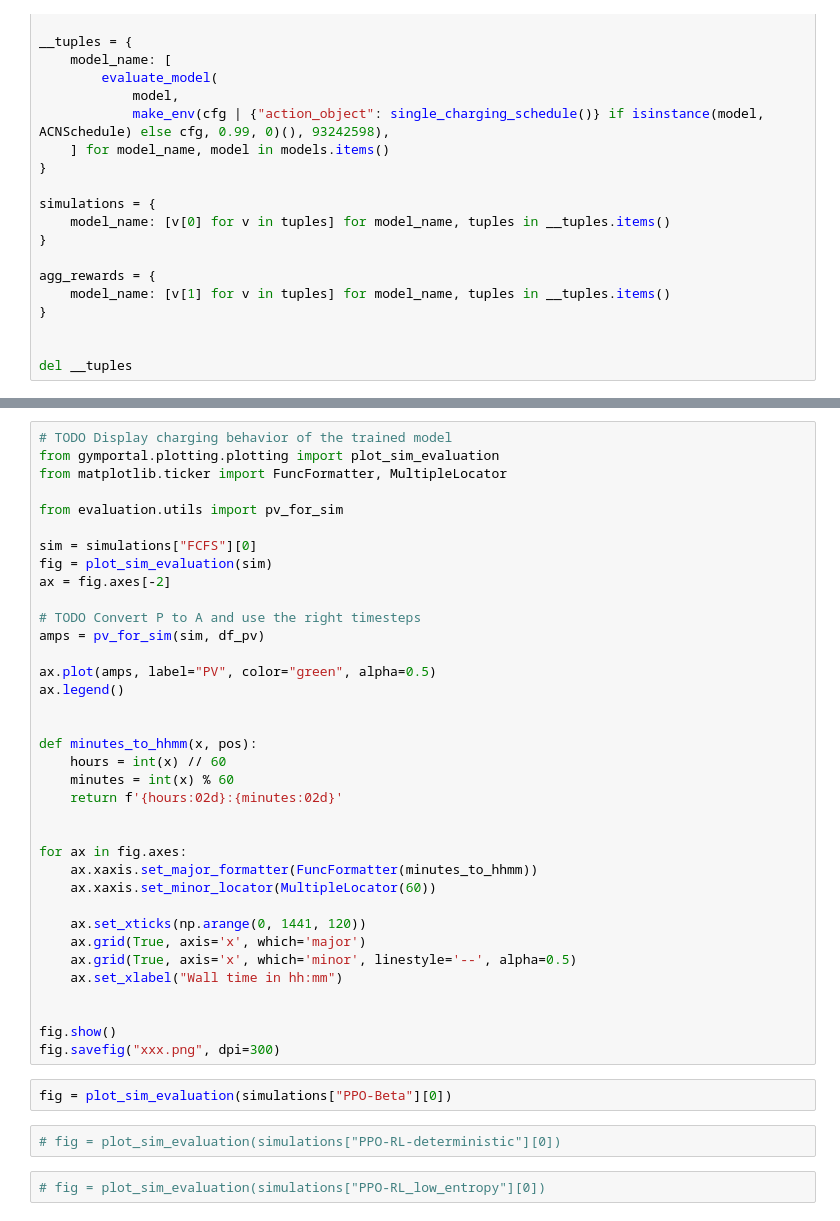
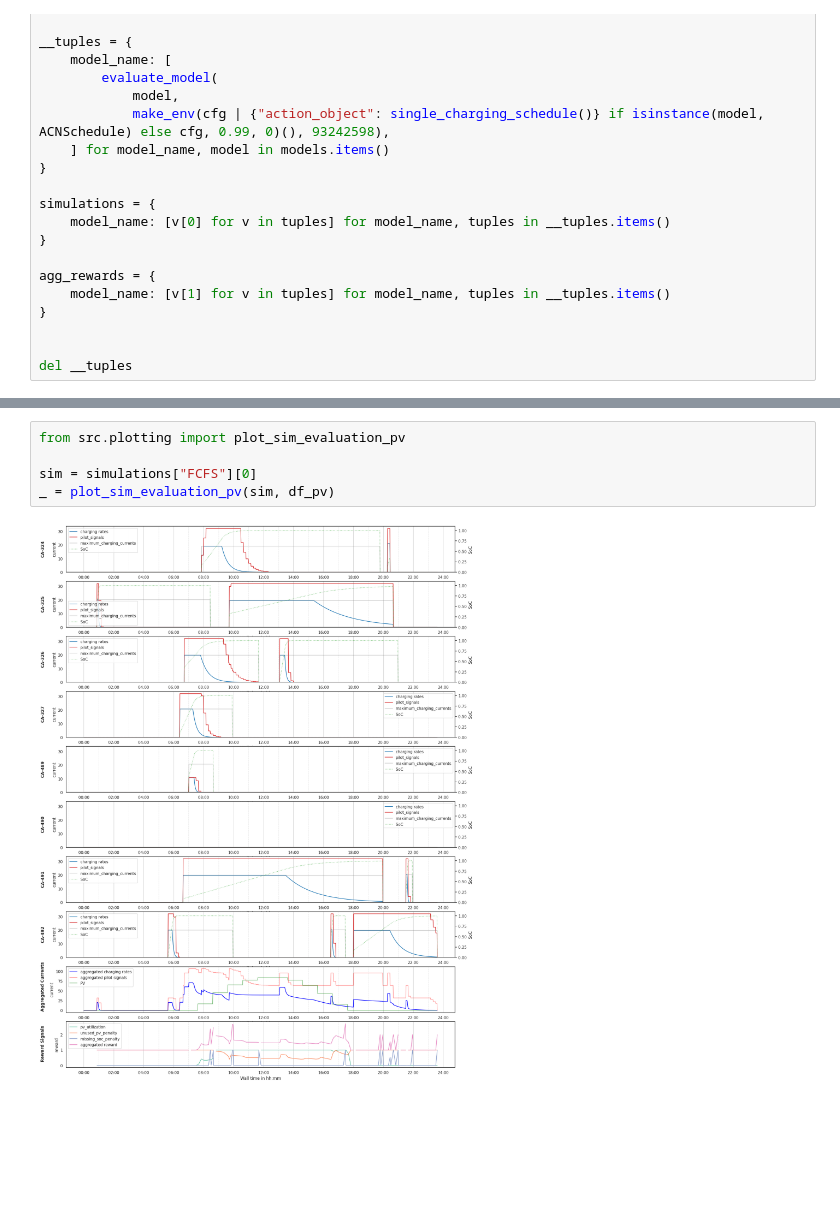
Before and after one commit to timosturm/acn-experiments, a Jupyter notebook: evaluation/charging_behaviour.ipynb, the cells around one changed output, grey strips where cells are left out. Drawn from its saved outputs; the diff is of its cells as text; blank space fills up the shorter version.

```diff
--- a/evaluation/charging_behaviour.ipynb
+++ b/evaluation/charging_behaviour.ipynb
@@ -188,42 +171,7 @@ http://127.0.0.1:8080/snakeviz/%2Fhome%2Fguest%2Ftsturm%2Facn-experiments%2Feval
 # %%
-# TODO Display charging behavior of the trained model
-from gymportal.plotting.plotting import plot_sim_evaluation
-from matplotlib.ticker import FuncFormatter, MultipleLocator
-
-from evaluation.utils import pv_for_sim
+from src.plotting import plot_sim_evaluation_pv
 
 sim = simulations["FCFS"][0]
-fig = plot_sim_evaluation(sim)
-ax = fig.axes[-2]
-
-# TODO Convert P to A and use the right timesteps
-amps = pv_for_sim(sim, df_pv)
-
-ax.plot(amps, label="PV", color="green", alpha=0.5)
-ax.legend()
-
-
-def minutes_to_hhmm(x, pos):
-    hours = int(x) // 60
-    minutes = int(x) % 60
-    return f'{hours:02d}:{minutes:02d}'
-
-
-for ax in fig.axes:
-    ax.xaxis.set_major_formatter(FuncFormatter(minutes_to_hhmm))
-    ax.xaxis.set_minor_locator(MultipleLocator(60))
-
-    ax.set_xticks(np.arange(0, 1441, 120))
-    ax.grid(True, axis='x', which='major')
-    ax.grid(True, axis='x', which='minor', linestyle='--', alpha=0.5)
-    ax.set_xlabel("Wall time in hh:mm")
-
-
-fig.show()
-fig.savefig("xxx.png", dpi=300)
+_ = plot_sim_evaluation_pv(sim, df_pv)
+# %% [output]
+[figure, added]
-# %%
-fig = plot_sim_evaluation(simulations["PPO-Beta"][0])
-# %%
-# fig = plot_sim_evaluation(simulations["PPO-RL-deterministic"][0])
-# %%
-# fig = plot_sim_evaluation(simulations["PPO-RL_low_entropy"][0])
```
Also changed, not shown: parts of 3 cells of this notebook, 3 other files.
